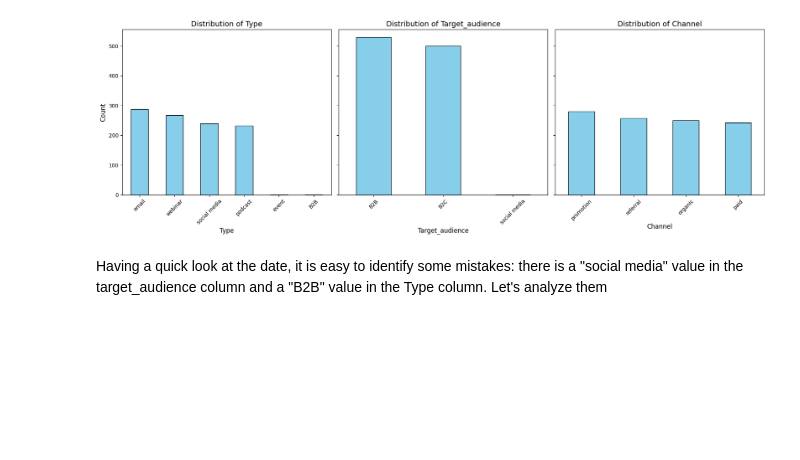
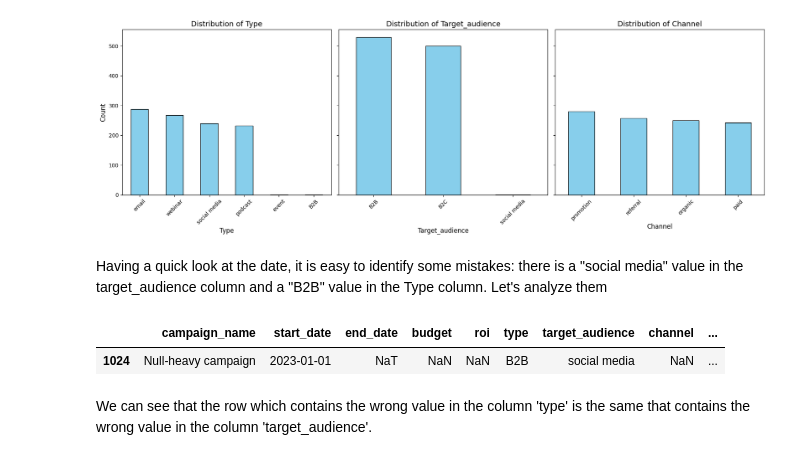
Before and after one commit to Ignacio538/Marketing-Campaings, a Jupyter notebook: Analysis.ipynb, the cells around one changed output. Drawn from its saved outputs; the diff is of its cells as text; code cells hidden in the pictures; blank space fills up the shorter version.

```diff
--- a/Analysis.ipynb
+++ b/Analysis.ipynb
@@ -206,3 +206,12 @@ plt.show()
 # %% [markdown]
 Having a quick look at the date, it is easy to identify some mistakes: there is a "social media" value in the target_audience column and a "B2B" value in the Type column.
 Let's analyze them
+# %%
+# Let's see the rows with the wrong values in the column 'type'
+df_filtered = df[df['type'] == 'B2B']
+df_filtered
+# %% [output]
+|  | campaign_name | start_date | end_date | budget | roi | type | target_audience | channel | ... |
+| 1024 | Null-heavy campaign | 2023-01-01 | NaT | NaN | NaN | B2B | social media | NaN | ... |
+# %% [markdown]
+We can see that the row which contains the wrong value in the column 'type' is the same that contains the wrong value in the column 'target_audience'.
```
